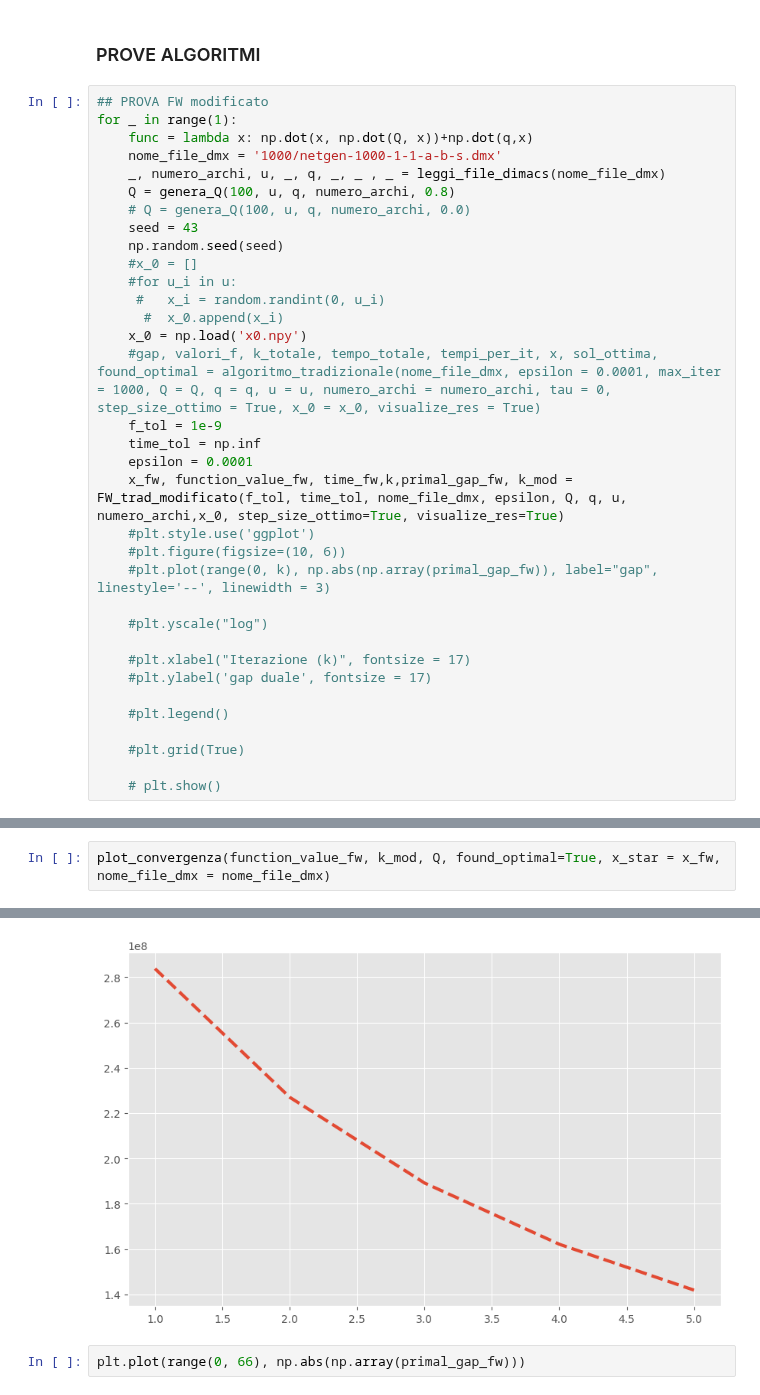
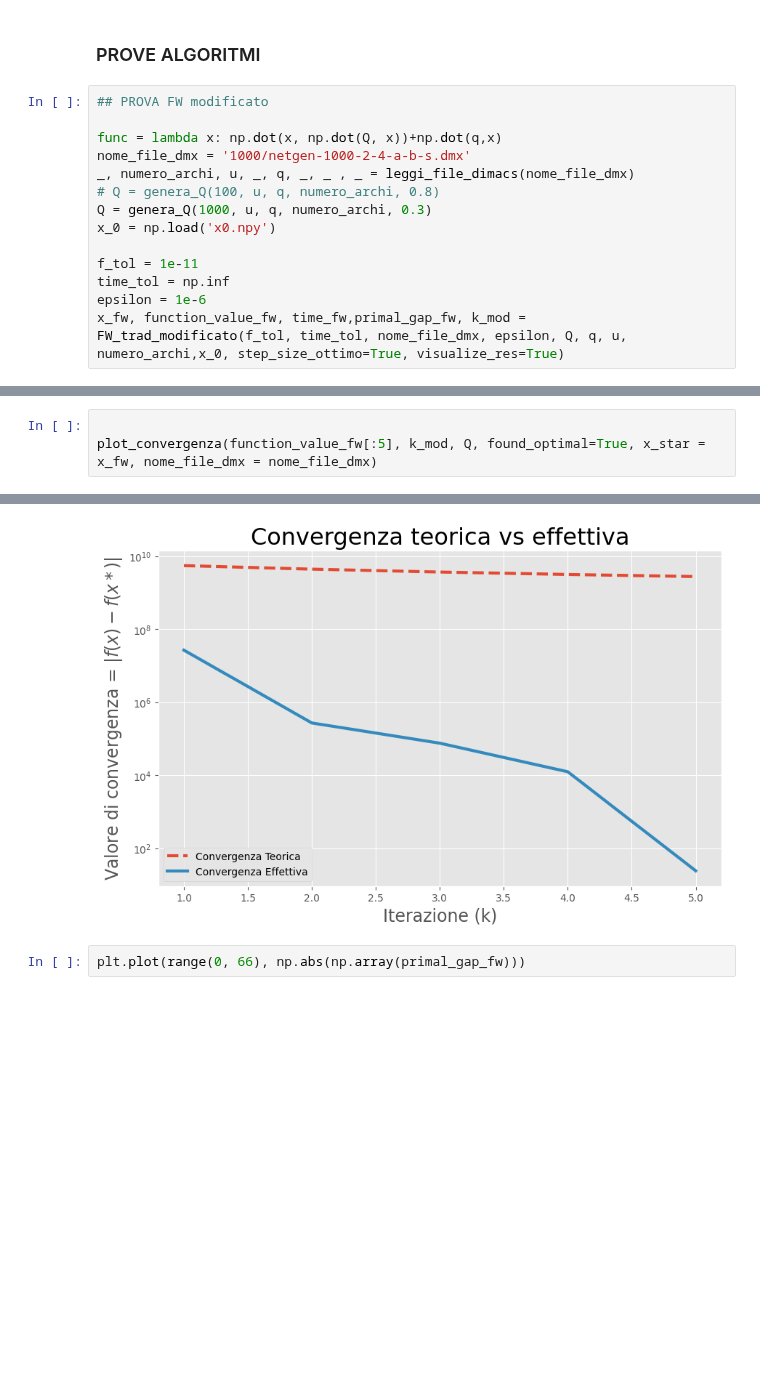
Before and after one commit to vpicchianti/Optimization-for-Data-Science, a Jupyter notebook: functions.ipynb, the cells around one changed output, grey strips where cells are left out. Cells and saved outputs as stored; diff of their text form; blank space fills up the shorter version.

```diff
--- a/functions.ipynb
+++ b/functions.ipynb
@@ -500,36 +500,16 @@ def AFW(nome_file, epsilon, max_iter, Q, q, numero_archi,func, k_granularity, x_
 ### PROVE ALGORITMI
 # %%
 ## PROVA FW modificato
-for _ in range(1):
-    func = lambda x: np.dot(x, np.dot(Q, x))+np.dot(q,x)
-    nome_file_dmx = '1000/netgen-1000-1-1-a-b-s.dmx'
-    _, numero_archi, u, _, q, _, _ , _ = leggi_file_dimacs(nome_file_dmx)
-    Q = genera_Q(100, u, q, numero_archi, 0.8)
-    # Q = genera_Q(100, u, q, numero_archi, 0.0)
-    seed = 43
-    np.random.seed(seed)
-    #x_0 = []
-    #for u_i in u:
-     #   x_i = random.randint(0, u_i)
-      #  x_0.append(x_i)
-    x_0 = np.load('x0.npy')
-    #gap, valori_f, k_totale, tempo_totale, tempi_per_it, x, sol_ottima, found_optimal = algoritmo_tradizionale(nome_file_dmx, epsilon = 0.0001, max_iter = 1000, Q = Q, q = q, u = u, numero_archi = numero_archi, tau = 0, step_size_ottimo = True, x_0 = x_0, visualize_res = True)
-    f_tol = 1e-9
-    time_tol = np.inf
-    epsilon = 0.0001
-    x_fw, function_value_fw, time_fw,k,primal_gap_fw, k_mod = FW_trad_modificato(f_tol, time_tol, nome_file_dmx, epsilon, Q, q, u, numero_archi,x_0, step_size_ottimo=True, visualize_res=True)
-    #plt.style.use('ggplot')
-    #plt.figure(figsize=(10, 6))
-    #plt.plot(range(0, k), np.abs(np.array(primal_gap_fw)), label="gap", linestyle='--', linewidth = 3)
 
-    #plt.yscale("log")
+func = lambda x: np.dot(x, np.dot(Q, x))+np.dot(q,x)
+nome_file_dmx = '1000/netgen-1000-2-4-a-b-s.dmx'
+_, numero_archi, u, _, q, _, _ , _ = leggi_file_dimacs(nome_file_dmx)
+# Q = genera_Q(100, u, q, numero_archi, 0.8)
+Q = genera_Q(1000, u, q, numero_archi, 0.3)
+x_0 = np.load('x0.npy')
 
-    #plt.xlabel("Iterazione (k)", fontsize = 17)
-    #plt.ylabel('gap duale', fontsize = 17)
-
-    #plt.legend()
-
-    #plt.grid(True)
-
-    # plt.show()
+f_tol = 1e-11
+time_tol = np.inf
+epsilon = 1e-6
+x_fw, function_value_fw, time_fw,primal_gap_fw, k_mod = FW_trad_modificato(f_tol, time_tol, nome_file_dmx, epsilon, Q, q, u, numero_archi,x_0, step_size_ottimo=True, visualize_res=True)
 # %% [output]
@@ -539,3 +557,4 @@ terminerei per f tol
 # %%
-plot_convergenza(function_value_fw, k_mod, Q, found_optimal=True, x_star = x_fw, nome_file_dmx = nome_file_dmx)
+
+plot_convergenza(function_value_fw[:5], k_mod, Q, found_optimal=True, x_star = x_fw, nome_file_dmx = nome_file_dmx)
 # %% [output]
@@ -544,4 +562,4 @@ ValueError: x and y must have same first dimension, but have shapes (5,) and (6,
-[figure, old version]
+[figure, new version]
 # %%
 plt.plot(range(0, 66), np.abs(np.array(primal_gap_fw)))
 # %% [output]
```
Also changed, not shown: parts of 13 cells of this notebook, 1 other file.
